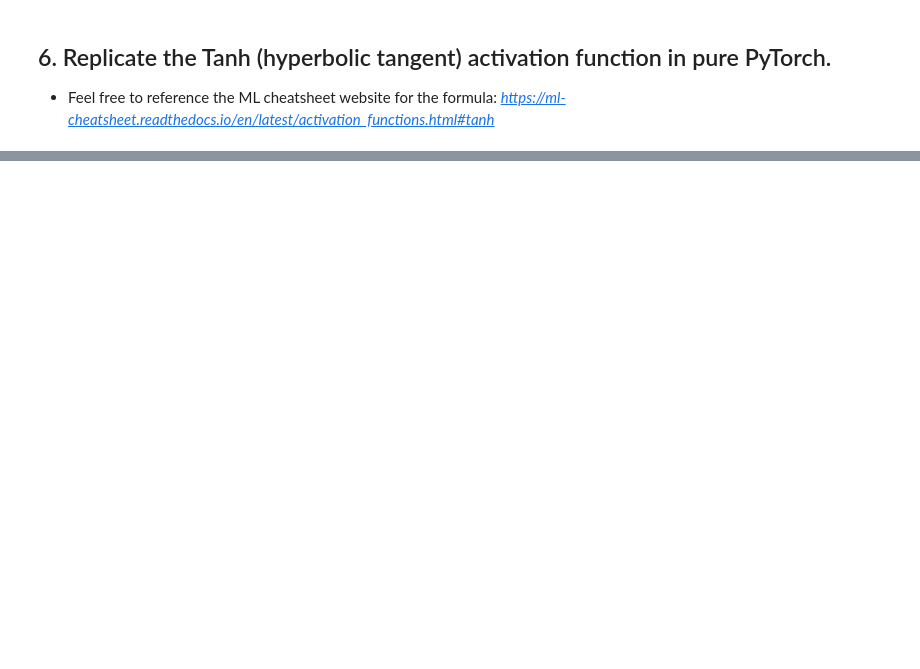
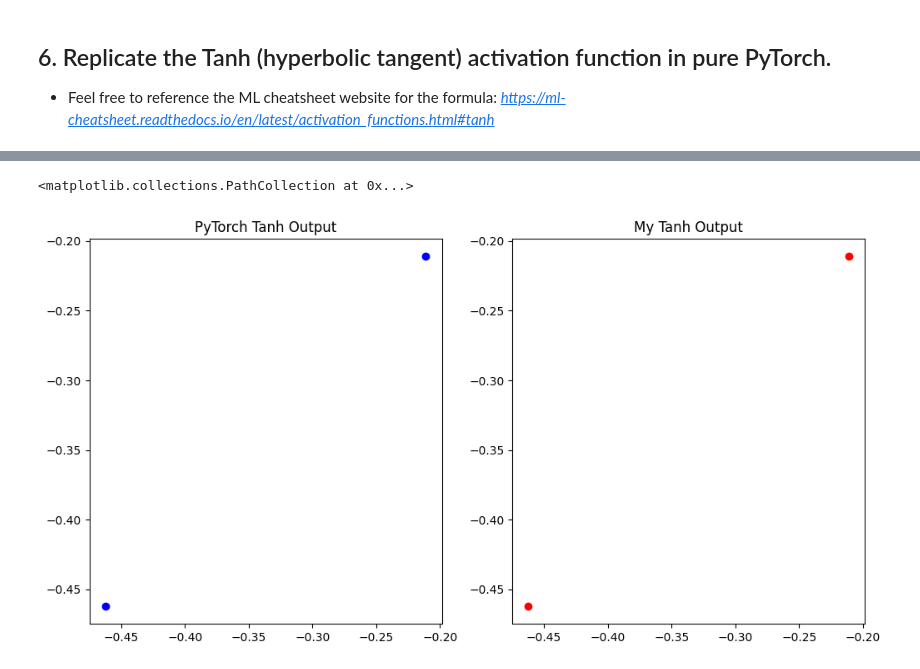
Before and after one commit to ggalindo11/Pytorch_Fundamentals, a Jupyter notebook: 02_Exercises.ipynb, the cells around one changed output, grey strips where cells are left out. Saved outputs shown, nothing was run; the diff lists cells and outputs as text; code cells hidden in the pictures; blank space fills up the shorter version.

```diff
--- a/02_Exercises.ipynb
+++ b/02_Exercises.ipynb
@@ -227,0 +277,12 @@ plot_decision_boundary(model_0, X_test, y_test)
+# %%
+# Visualize the outputs
+plt.figure(figsize=(12, 6))
+plt.subplot(1, 2, 1)
+plt.title("PyTorch Tanh Output")
+plt.scatter(Py_output.cpu().numpy(), Py_output.cpu().numpy(), color='blue', label='PyTorch Output')
+plt.subplot(1, 2, 2)
+plt.title("My Tanh Output")
+plt.scatter(My_output.cpu().numpy(), My_output.cpu().numpy(), color='Red', label='My Output')
+# %% [output]
+<matplotlib.collections.PathCollection at 0x...>
+[figure, added]
```
Also changed, not shown: parts of 23 cells of this notebook, 1 other file.
